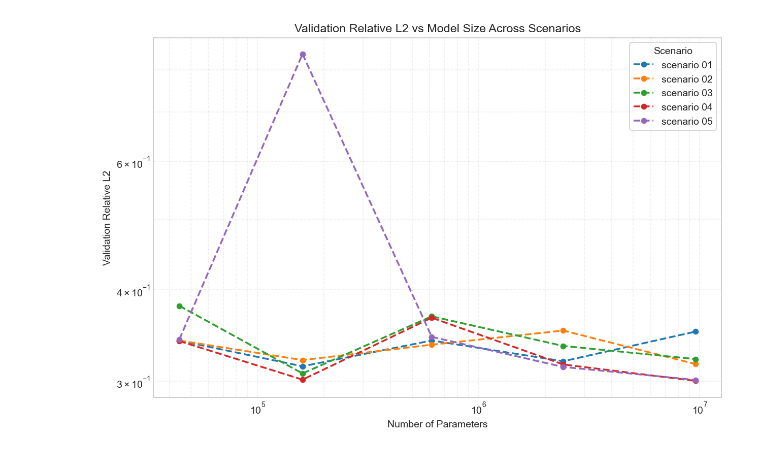
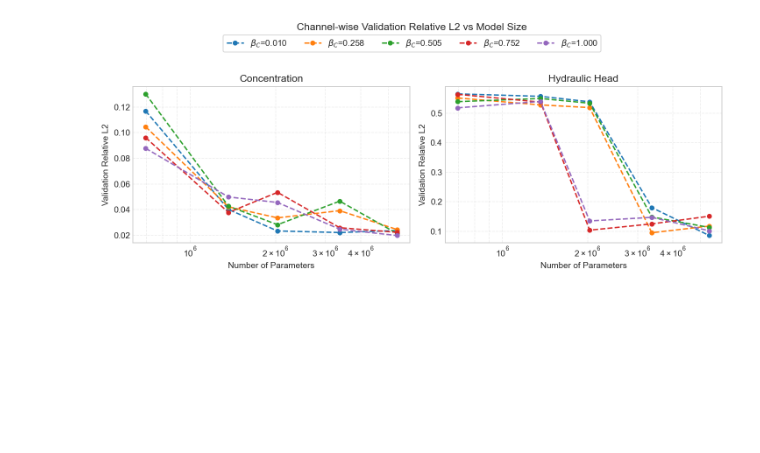
Before and after one commit to arpit-kapoor/gw_henry_fno, a Jupyter notebook: notebooks/plot_scenario_results_pre_metric.ipynb, the cells around one changed output. Cells and saved outputs as stored; diff of their text form; code cells hidden in the pictures; blank space fills up the shorter version.

```diff
--- a/notebooks/plot_scenario_results_pre_metric.ipynb
+++ b/notebooks/plot_scenario_results_pre_metric.ipynb
@@ -39,29 +351,13 @@ plot_df.head()
 # %%
-plt.style.use("seaborn-v0_8-whitegrid")
-
-fig, ax = plt.subplots(figsize=(9, 6), dpi=140)
-scenarios = sorted(plot_df["scenario"].unique())
-
-for scenario in scenarios:
-    sub = plot_df[plot_df["scenario"] == scenario].sort_values("total_params")
-    ax.plot(
-        sub["total_params"],
-        sub["val_l2"],
-        marker="o" ,
-        linestyle="--",
-        linewidth=1.8,
-        markersize=5,
-        label=scenario.replace("_", " ")
-    )
-
-ax.set_xscale("log")
-ax.set_yscale("log")
-ax.set_xlabel("Number of Parameters")
-ax.set_ylabel("Validation Relative L2")
-ax.set_title("Validation Relative L2 vs Model Size Across Scenarios")
-ax.grid(True, which="both", linestyle="--", alpha=0.35)
-ax.legend(title="Scenario", frameon=True)
-plt.tight_layout()
-plt.show()
+plot_channel_subplots(
+    data=plot_channels_df,
+    x_col="total_params",
+    legend_value_col="beta_c",
+    legend_math_symbol=r"\beta_C",
+    fig_title="Channel-wise Validation Relative L2 vs Model Size",
+    x_label="Number of Parameters",
+    channel_names=channel_col_names,
+    x_log=True,
+ )
 # %% [output]
-[figure, old version]
+[figure, new version]
```
Also changed, not shown: parts of 9 cells of this notebook, 9 other files.
